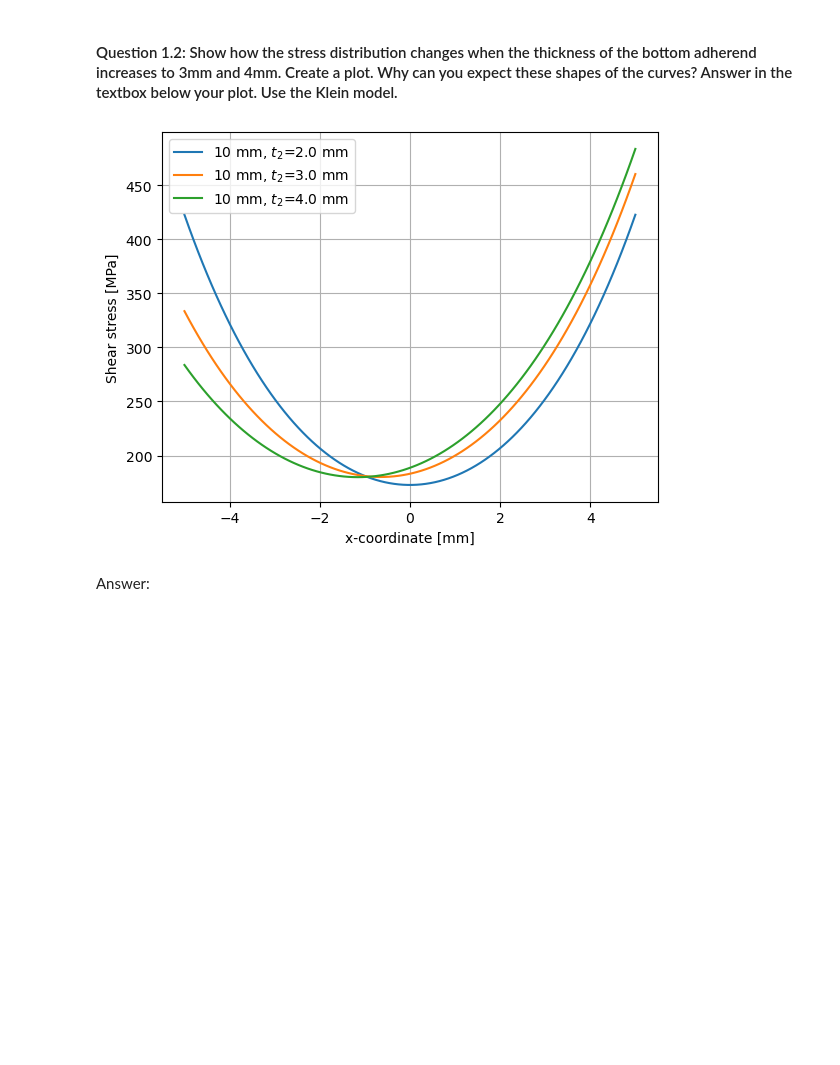
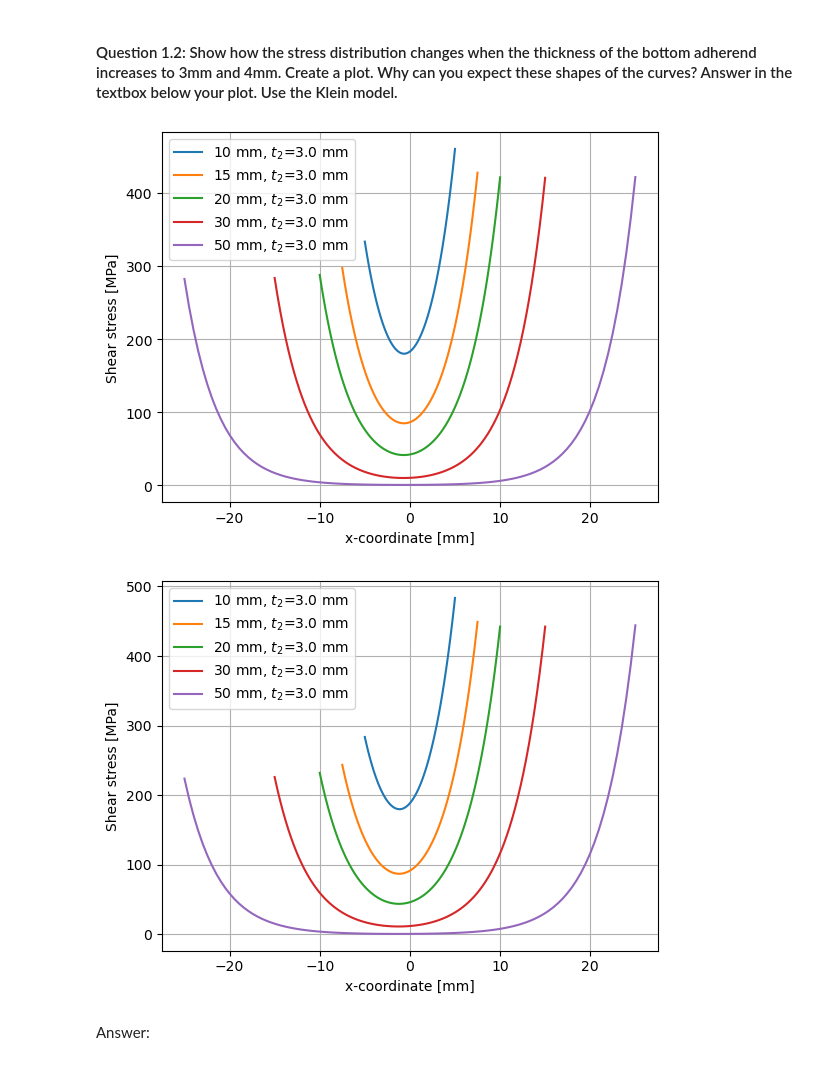
Before and after one commit to arthurstreebgreebling/PCM, a Jupyter notebook: A3 Joining/Joining.ipynb, the cells around one changed output. Saved outputs shown, nothing was run; the diff lists cells and outputs as text; code cells hidden in the pictures; blank space fills up the shorter version.

Commit message:
Q4 update: n=inf; Q1.2 updated plot to show all overlaps

```diff
--- a/A3 Joining/Joining.ipynb
+++ b/A3 Joining/Joining.ipynb
@@ -103,22 +103,32 @@ Comments:
 # %%
 E1, E2, t1, t2, lu, GKl, d, F, w = 70e9, 70e9, 2e-3, 2e-3, 30e-3, 2e9, 0.3e-3, 50e3, 20e-3
 overlaps = [10e-3, 15e-3, 20e-3, 30e-3, 50e-3]
-overlaps = [10e-3]
+#overlaps = [10e-3]
 
 for i in overlaps:
     tau_m = F / (w*i)
-    for j in [2e-3, 3e-3,4e-3]:
-        x = np.linspace(0,i,100)
-        plt.plot((x/1e-3)-i/2*1e3, tau_klein(x, tau_m, i, GKl, E1, t1, E2, j, d)/1e6, label=f'{i*1e3:.0f} mm, $t_2$={j*1e3} mm')
-
+    x = np.linspace(0,i,100)
+    plt.plot((x/1e-3)-i/2*1e3, tau_klein(x, tau_m, i, GKl, E1, t1, E2, 3e-3, d)/1e6, label=f'{i*1e3:.0f} mm, $t_2$={j*1e3} mm')
 
 plt.legend()
 plt.grid()
 plt.xlabel('x-coordinate [mm]')
 plt.ylabel('Shear stress [MPa]')
 plt.show()
+
+for i in overlaps:
+    tau_m = F / (w*i)
+    x = np.linspace(0,i,100)
+    plt.plot((x/1e-3)-i/2*1e3, tau_klein(x, tau_m, i, GKl, E1, t1, E2, 4e-3, d)/1e6, label=f'{i*1e3:.0f} mm, $t_2$={j*1e3} mm')
+
+plt.legend()
+plt.grid()
+plt.xlabel('x-coordinate [mm]')
+plt.ylabel('Shear stress [MPa]')
+plt.show()
 # %% [output]
-[figure, old version]
+[figure, new version]
+[figure, added]
 # %% [markdown]
 Answer:
 # %% [markdown]
```
Also changed, not shown: parts of 2 cells of this notebook.
